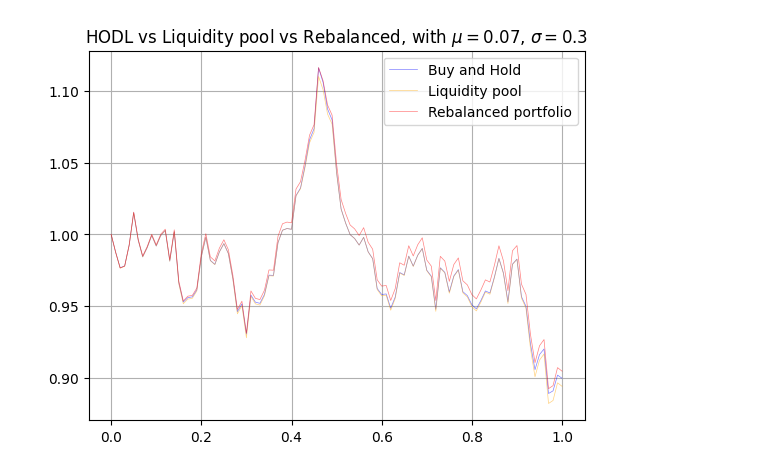
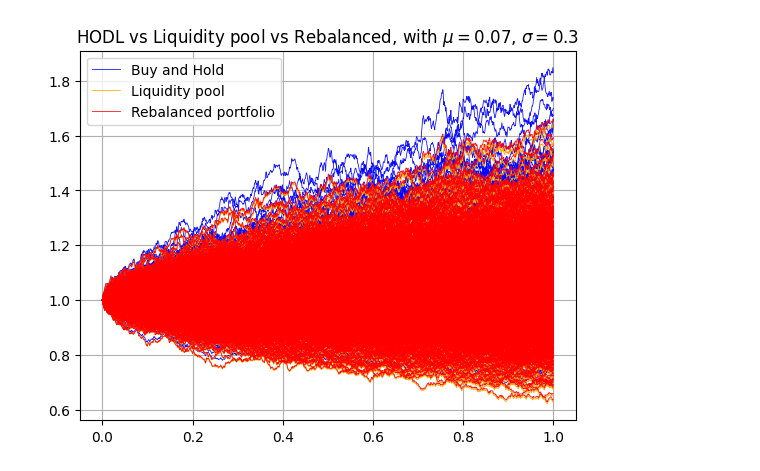
Before and after one commit to JensGBG/idea-mve745, a Jupyter notebook: simulation_workbench_3.ipynb, the cells around one changed output. Cells and saved outputs as stored; diff of their text form; code cells hidden in the pictures.

```diff
--- a/simulation_workbench_3.ipynb
+++ b/simulation_workbench_3.ipynb
@@ -2,7 +2,7 @@
 import numpy as np
 import matplotlib.pyplot as plt
 # %%
-dt = 0.01
+dt = 0.001
 T = 1
 t_array = np.arange(0, T+dt, dt)
 
@@ -69,7 +69,7 @@ c = 100
 w_1 = 0.5
 w_0 = 1 - w_1
 
-N = 1
+N = 1000
 gbms = [simulate_gbm(mu=mu, sigma=sigma, dt=dt, T=T, S_0=S_0) for i in range(N)]
 gbm_matrix = np.vstack(gbms).T
 gbm_matrix = gbm_matrix / gbm_matrix[0]
@@ -78,8 +78,8 @@ gbm_matrix = gbm_matrix / gbm_matrix[0]
 buy_n_hold_matrix = w_1*gbm_matrix + w_0*gbm_matrix[0]
 buy_n_hold_matrix = buy_n_hold_matrix / buy_n_hold_matrix[0]
 
-linewidth = 0.5
-alpha = 0.5
+linewidth = 0.6
+alpha = 0.9
 
 for i in range(buy_n_hold_matrix.shape[1]-1):
     buy_n_hold = buy_n_hold_matrix[:, i]
@@ -88,34 +88,34 @@ plt.plot(t_array, buy_n_hold_matrix[:, -1], color='blue', alpha=alpha, linewidth
 #plt.hlines(y=1+np.log(gbms[-1][-1]/gbms[-1][0]), xmin=0, xmax=T)
 
 s_matrix = c * 1/(w_0*w_1) * gbm_matrix**w_1
 s_matrix = s_matrix / s_matrix[0]
 
 for i in range(s_matrix.shape[1]-1):
     s = s_matrix[:, i]
     plt.plot(t_array, s, alpha=alpha, linewidth=linewidth, color='orange')
 plt.plot(t_array, s_matrix[:, -1], alpha=alpha, linewidth=linewidth, color='orange', label='Liquidity pool')
 
 gbm_returns_matrix = gbm_matrix[1:] / gbm_matrix[:-1]
 rebalance_log_returns = np.log(w_1*gbm_returns_matrix + w_0)
 
 rebalance_matrix = np.full(shape=gbm_matrix.shape, fill_value=np.log(100))
 
 rebalance_matrix[1:] = rebalance_log_returns
 rebalance_matrix = np.cumsum(rebalance_matrix, axis=0)
 rebalance_matrix = np.exp(rebalance_matrix)
 rebalance_matrix = rebalance_matrix / rebalance_matrix[0]
 
 for i in range(rebalance_matrix.shape[1]-1):
     X = rebalance_matrix[:, i]
     plt.plot(t_array, X, alpha=alpha, linewidth=linewidth, color='red')
 plt.plot(t_array, rebalance_matrix[:, -1], alpha=alpha, linewidth=linewidth, color='red', label='Rebalanced portfolio')
 
 plt.title(f"HODL vs Liquidity pool vs Rebalanced, with $\mu = ${mu}, $\sigma = ${sigma}")
 plt.grid()
 plt.legend()
 plt.show()
 # %% [output]
-[figure, old version]
+[figure, new version]
 # %%
 diff_rebalance = rebalance_matrix / s_matrix
 for i in range(rebalance_matrix.shape[1]-1):
```
Also changed, not shown: parts of 2 cells of this notebook.
